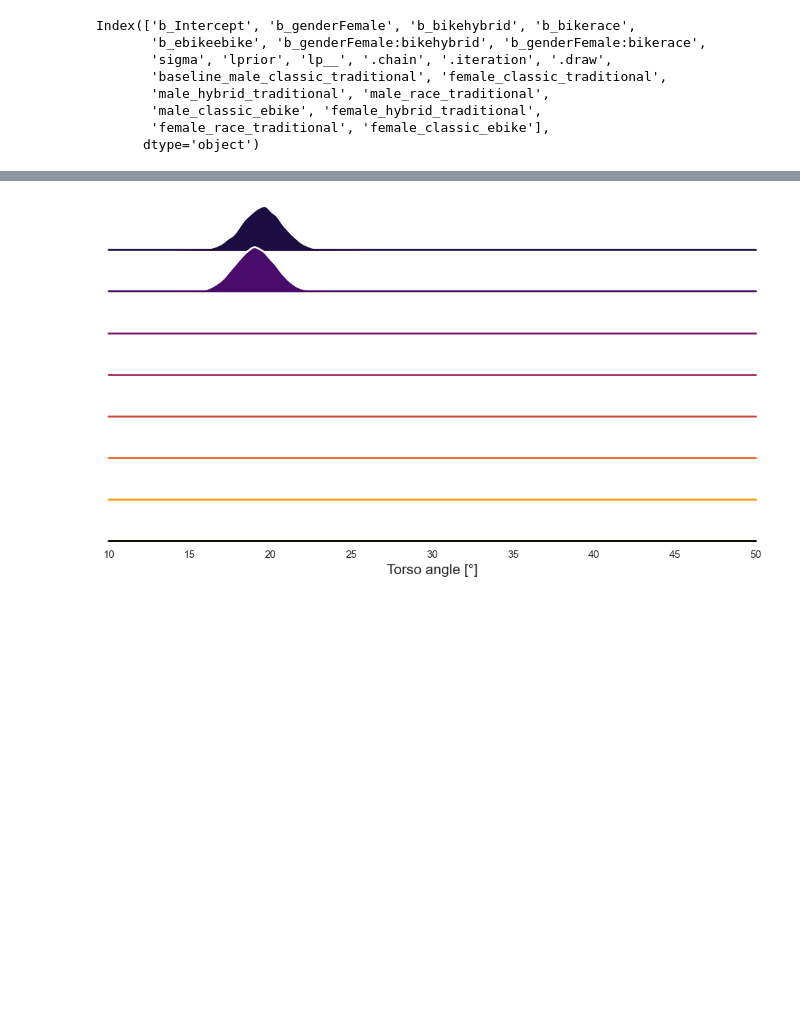
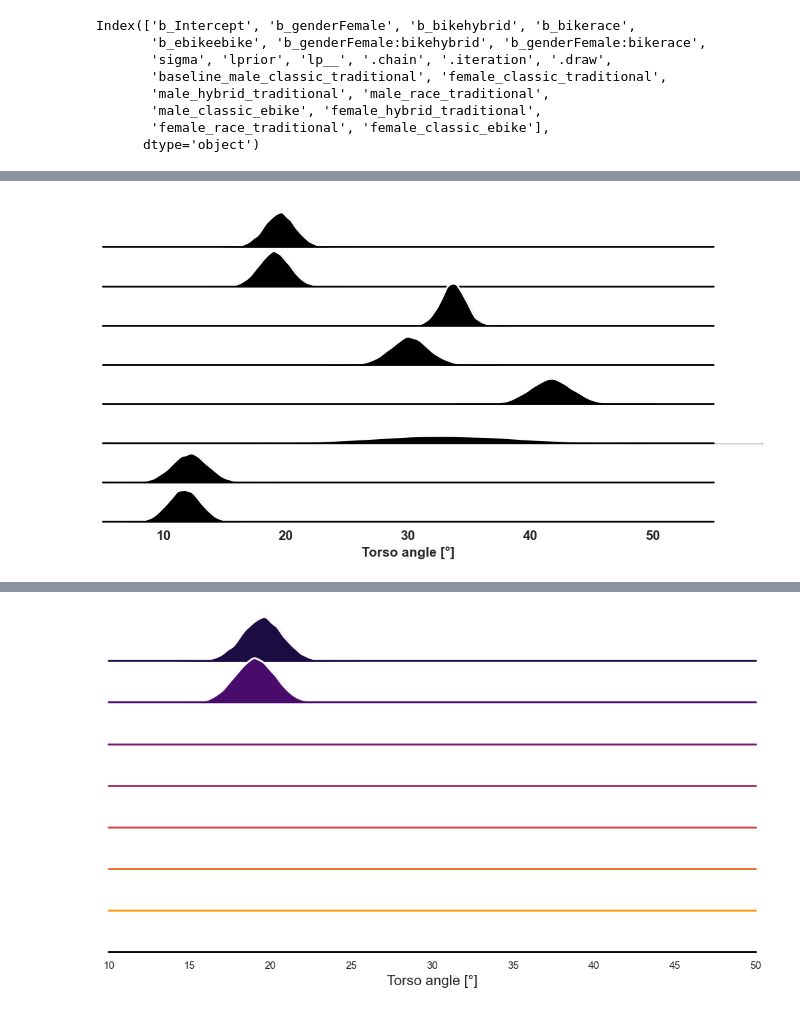
Before and after one commit to chiaraf10/strc2024_cyclists_riding_posture_variability, a Jupyter notebook: STRC_plots.ipynb, the cells around one changed output, grey strips where cells are left out. Drawn from its saved outputs; the diff is of its cells as text; code cells hidden in the pictures; blank space fills up the shorter version.

Commit message:
Small fixes - upload pdfs - presentation&abstract

```diff
--- a/STRC_plots.ipynb
+++ b/STRC_plots.ipynb
@@ -348,3 +346,59 @@ g.savefig('torso_posterior_samples_update.png', dpi=300, bbox_inches='tight', tr
+# %%
+sns.set_theme(style="white", rc={"axes.facecolor": (0, 0, 0, 0)})
+# we generate a color palette with Seaborn.color_palette()
+# pal = sns.color_palette(palette='black', n_colors=8)
+pal = ["black", "black", "black" ,"black", "black", "black", "black", "black"]
+# in the sns.FacetGrid class, the 'hue' argument is the one that is the one that will be represented by colors with 'palette'
+g = sns.FacetGrid(torso_posterior_melted, row='variable', hue="variable", aspect=14, height=0.75, palette=pal)
+
+# then we add the densities kdeplots for each month
+g.map(sns.kdeplot, 'value',
+      bw_adjust=1, clip_on=False,
+      fill=True, alpha=1, linewidth=1.5)
+
+# here we add a white line that represents the contour of each kdeplot
+g.map(sns.kdeplot, 'value',
+      bw_adjust=1, clip_on=False,
+      color="w", lw=2)
+# here we add a vertical line for each plot
+g.map(plt.axvline, x=0,
+      lw=2, clip_on=True, color='gray')
+
+# here we add a horizontal line for each plot
+g.map(plt.axhline, y=0,
+      lw=2, clip_on=False)
+
+# # we loop over the FacetGrid figure axes (g.axes.flat) and add the month as text with the right color
+# # notice how ax.lines[-1].get_color() enables you to access the last line's color in each matplotlib.Axes
+for i, ax in enumerate(g.axes.flat):
+      print()
+#     ax.text(51, 0.02, columns_list[i],
+#             fontweight='bold', fontsize=15,
+#             color=ax.lines[-1].get_color())
+
+
+# we use matplotlib.Figure.subplots_adjust() function to get the subplots to overlap
+g.fig.subplots_adjust(hspace=-0.1)
+
+# eventually we remove axes titles, yticks and spines
+g.set_titles("")
+g.set(yticks=[], ylabel="")
+g.despine(bottom=True, left=True)
+g.set(xlim=(5, 55))
+
+plt.setp(ax.get_xticklabels(), fontsize=15, fontweight='bold')
+plt.xlabel('Torso angle [°]', fontsize=15,fontweight='bold')
+# g.fig.suptitle('Torso position',
+#                ha='right',
+#                fontsize=20,
+#                fontweight=20)
+
+plt.show()
+
+# save fig with now background
+g.savefig('torso_posterior_samples_update_abstract.png', dpi=300, bbox_inches='tight', transparent=True)
+# %% [output]
+[figure, added]
 # %%
 # select on the "classic male" colum variable form the posterior_torso_melted
 
```
Also changed, not shown: parts of 12 cells of this notebook, 6 other files.
